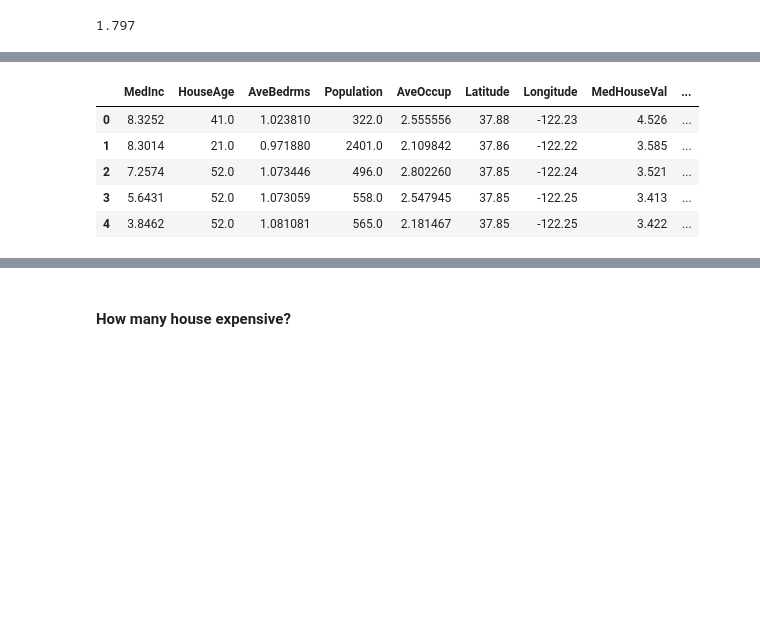
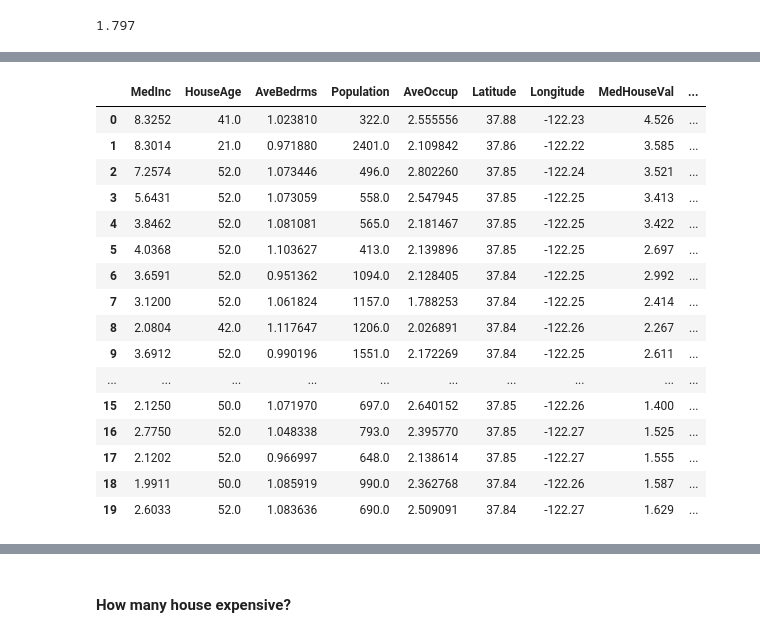
Before and after one commit to MaryF-aith/ReDI-Intro-to-Python-MaryF-aith, a Jupyter notebook: 7-Libraries/7-Python-Libraries.ipynb, the cells around one changed output, grey strips where cells are left out. Drawn from its saved outputs; the diff is of its cells as text; code cells hidden in the pictures; blank space fills up the shorter version.

```diff
--- a/7-Libraries/7-Python-Libraries.ipynb
+++ b/7-Libraries/7-Python-Libraries.ipynb
@@ -574,13 +745,24 @@ df['MedHouseVal'].median()
 # %%
-df['Expensive']=pd.cut(x=df['MedHouseVal'],bins=[0,3,5], labels=[0,1])
-df.head()
+df['Expensive']=pd.cut(x=df['MedHouseVal'],bins=[0,4,5], labels=[0,1])
+df.head(20)
 # %% [output]
 |  | MedInc | HouseAge | AveBedrms | Population | AveOccup | Latitude | Longitude | MedHouseVal | ... |
 | 0 | 8.3252 | 41.0 | 1.023810 | 322.0 | 2.555556 | 37.88 | -122.23 | 4.526 | ... |
 | 1 | 8.3014 | 21.0 | 0.971880 | 2401.0 | 2.109842 | 37.86 | -122.22 | 3.585 | ... |
 | 2 | 7.2574 | 52.0 | 1.073446 | 496.0 | 2.802260 | 37.85 | -122.24 | 3.521 | ... |
 | 3 | 5.6431 | 52.0 | 1.073059 | 558.0 | 2.547945 | 37.85 | -122.25 | 3.413 | ... |
 | 4 | 3.8462 | 52.0 | 1.081081 | 565.0 | 2.181467 | 37.85 | -122.25 | 3.422 | ... |
+| 5 | 4.0368 | 52.0 | 1.103627 | 413.0 | 2.139896 | 37.85 | -122.25 | 2.697 | ... |
+| 6 | 3.6591 | 52.0 | 0.951362 | 1094.0 | 2.128405 | 37.84 | -122.25 | 2.992 | ... |
+| 7 | 3.1200 | 52.0 | 1.061824 | 1157.0 | 1.788253 | 37.84 | -122.25 | 2.414 | ... |
+| 8 | 2.0804 | 42.0 | 1.117647 | 1206.0 | 2.026891 | 37.84 | -122.26 | 2.267 | ... |
+| 9 | 3.6912 | 52.0 | 0.990196 | 1551.0 | 2.172269 | 37.84 | -122.25 | 2.611 | ... |
+| ... | ... | ... | ... | ... | ... | ... | ... | ... | ... |
+| 15 | 2.1250 | 50.0 | 1.071970 | 697.0 | 2.640152 | 37.85 | -122.26 | 1.400 | ... |
+| 16 | 2.7750 | 52.0 | 1.048338 | 793.0 | 2.395770 | 37.85 | -122.27 | 1.525 | ... |
+| 17 | 2.1202 | 52.0 | 0.966997 | 648.0 | 2.138614 | 37.85 | -122.27 | 1.555 | ... |
+| 18 | 1.9911 | 50.0 | 1.085919 | 990.0 | 2.362768 | 37.84 | -122.26 | 1.587 | ... |
+| 19 | 2.6033 | 52.0 | 1.083636 | 690.0 | 2.509091 | 37.84 | -122.27 | 1.629 | ... |
 # %%
 sns.FacetGrid(df, hue='Expensive',palette="viridis").map(plt.scatter, "Longitude", "Latitude").add_legend()
 # %% [output]
```
Also changed, not shown: parts of 44 cells of this notebook.
